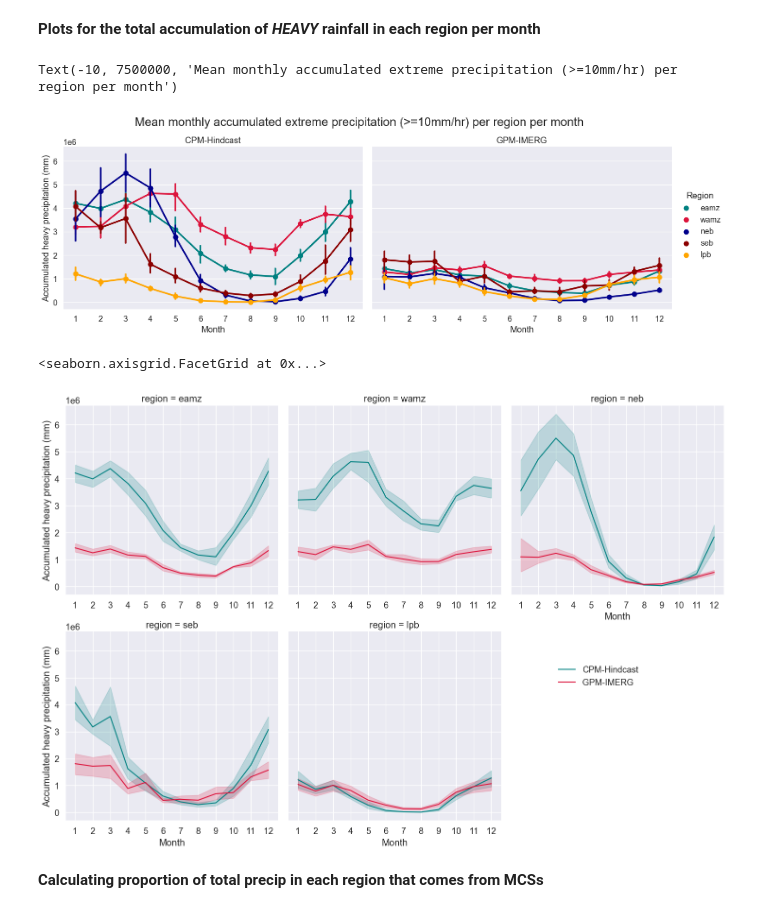
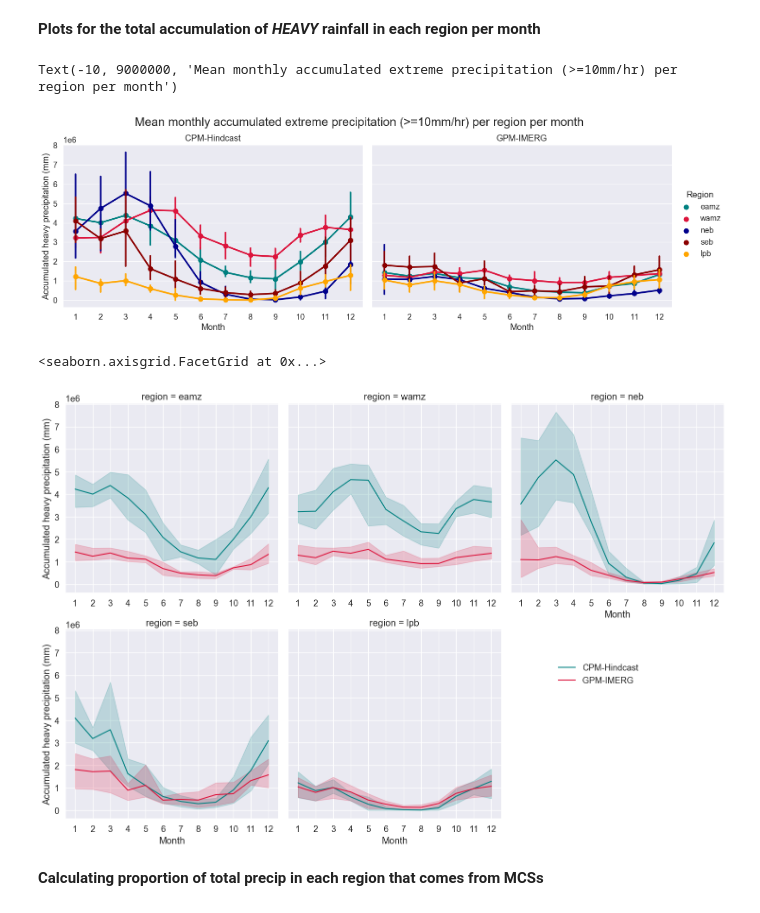
Before and after one commit to harrietgilmour/analysis, a Jupyter notebook: contribution_to_rainfall.ipynb, the cells around one changed output. Drawn from its saved outputs; the diff is of its cells as text; code cells hidden in the pictures.

```diff
--- a/contribution_to_rainfall.ipynb
+++ b/contribution_to_rainfall.ipynb
@@ -318,7 +322,7 @@ obs_file
 # %%
 type = ['CPM-Hindcast'] * cpm_file.shape[0]
 cpm_file['type'] = type
-cpm_file['sum_of_precip (mm)'] = cpm_file['sum_of_precip (mm)']*3600
+cpm_file['sum_of_precip (mm)'] = cpm_file['sum_of_precip (mm)']
 
 cpm_file
 # %% [output]
@@ -448,35 +452,35 @@ sns.set_theme(style="whitegrid")
 sns.set(font_scale=1.2)
 
 g = sns.catplot(x="month", y="heavy_precip (mm)", hue="region", data=combined, col='type',
-    palette=['teal', 'crimson', 'darkblue', 'darkred', 'orange'], kind='point', aspect=1.5, facet_kws=dict(sharex=False)
+    palette=['teal', 'crimson', 'darkblue', 'darkred', 'orange'], kind='point', aspect=1.5, facet_kws=dict(sharex=False), errorbar=("pi", 100)
 )
 g.set_axis_labels("Month", "Accumulated heavy precipitation (mm)")
 g.legend.set_title("Region")
 g.set_titles("{col_name}")
 #plt.ylim(0,700000)
-plt.text(-10,7500000,'Mean monthly accumulated extreme precipitation (>=10mm/hr) per region per month', fontsize=20)
+plt.text(-10,9000000,'Mean monthly accumulated extreme precipitation (>=10mm/hr) per region per month', fontsize=20)
 # %% [output]
-Text(-10, 7500000, 'Mean monthly accumulated extreme precipitation (>=10mm/hr) per region per month')
+Text(-10, 9000000, 'Mean monthly accumulated extreme precipitation (>=10mm/hr) per region per month')
-[figure, old version]
+[figure, new version]
 # %%
 sns.set_theme(style="whitegrid")
 sns.set(font_scale=1.2)
 
 g = sns.relplot(
     data=combined, x="month", y="heavy_precip (mm)", hue='type',
     col="region",
-    kind="line", col_wrap=3, palette=['teal', 'crimson', 'darkblue', 'darkred', 'orange'], facet_kws=dict(sharex=False)
+    kind="line", col_wrap=3, palette=['teal', 'crimson', 'darkblue', 'darkred', 'orange'], facet_kws=dict(sharex=False), errorbar=("pi", 100)
 )
 
 g.set_axis_labels("Month", "Accumulated heavy precipitation (mm)")
 g.legend.set_title(" ")
 g.tight_layout()
 sns.move_legend(g, "upper left", bbox_to_anchor=(.65, .45))
 g.set(xticks=np.arange(1,13,1))
 g.set_xticklabels(labels=np.arange(1,13), step=1)
 # %% [output]
 <seaborn.axisgrid.FacetGrid at 0x...>
-[figure, old version]
+[figure, new version]
 # %% [markdown]
 **Calculating proportion of total precip in each region that comes from MCSs**
 # %%
```
Also changed, not shown: parts of 37 cells of this notebook.
